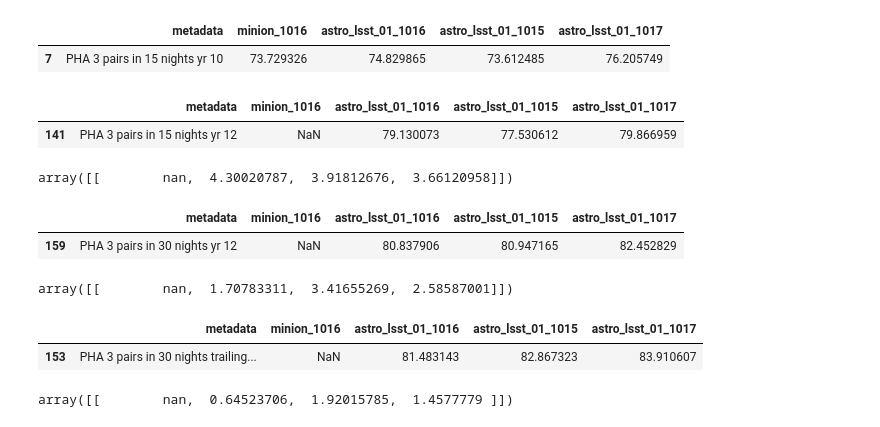
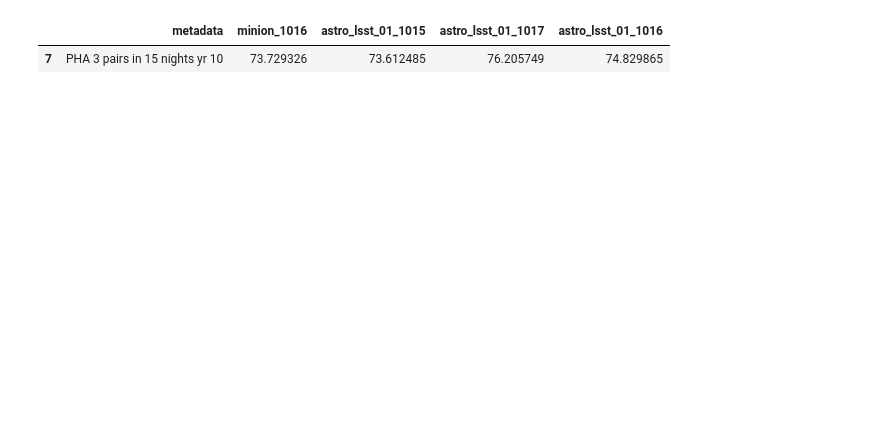
Before and after one commit to rhiannonlynne/notebooks, a Jupyter notebook: PHA completeness comparison.ipynb, the cells around one changed output. Cells and saved outputs as stored; diff of their text form; code cells hidden in the pictures; blank space fills up the shorter version.

Commit message:
Updated completeness

```diff
--- a/PHA completeness comparison.ipynb
+++ b/PHA completeness comparison.ipynb
@@ -19,12 +19,17 @@ metricName = 'CumulativeCompleteness'
+# %%
+pha_old = {}
+neo_old = {}
+for r in oldruns:
+    pha_old[r] = ResultsDb(os.path.join('.', r, 'pha'))
+    neo_old[r] = ResultsDb(os.path.join('.', r, 'neo'))
 # %%
-summary = []
-for r in runlist:
-    mId = runs[r].getMetricId(metricName, metricMetadata=None)
-    s = runs[r].getSummaryStats(mId, summaryName=None)
-    summary.append(pd.DataFrame(zip(s['metricMetadata'], s['summaryValue']*100.0), columns=['metadata', r]))
-
-summary_newsky = []
-for r in runlist:
-    mId = runs_newsky[r].getMetricId(metricName, metricMetadata=None)
-    s = runs_newsky[r].getSummaryStats(mId, summaryName=None)
-    summary_newsky.append(pd.DataFrame(zip(s['metricMetadata'], s['summaryValue']*100.0), columns=['metadata', r]))
+def make_dataframe(runs, metricName='CumulativeCompleteness'):
+    summary = []
+    for r in runs:
+        mId = runs[r].getMetricId(metricName)
+        s = runs[r].getSummaryStats(mId, summaryName=None)
+        summary.append(pd.DataFrame(zip(s['metricMetadata'], s['summaryValue']*100.0), columns=['metadata', r]))
+    df = summary[0]
+    for i in range(1, len(summary)):
+        df = pd.merge(df, summary[i], how='outer', on='metadata')
+    return df
@@ -38,0 +36,8 @@ for i in range(1, len(summary_newsky)):
+# %%
+pha_new_df = make_dataframe(pha_new)
+pha_old_df = make_dataframe(pha_old)
+neo_new_df = make_dataframe(neo_new)
+neo_old_df = make_dataframe(neo_old)
+# %%
+def show_match(metadata, df):
+    display(df[df.metadata.str.contains(metadata)])
@@ -39,42 +53,7 @@ for i in range(1, len(summary_newsky)):
 # %%
-match = '3 pairs in 15 nights yr 10'
-#display(df[df.metadata.str.contains(match)])
-display(df_newsky[df_newsky.metadata.str.contains(match)])
+df = pha_new_df
+match1 = '3 pairs in 15 nights yr 10'
+show_match(match1, df)
 # %% [output]
-|  | metadata | minion_1016 | astro_lsst_01_1016 | astro_lsst_01_1015 | astro_lsst_01_1017 |
-| 7 | PHA 3 pairs in 15 nights yr 10 | 73.729326 | 74.829865 | 73.612485 | 76.205749 |
+|  | metadata | minion_1016 | astro_lsst_01_1015 | astro_lsst_01_1017 | astro_lsst_01_1016 |
+| 7 | PHA 3 pairs in 15 nights yr 10 | 73.729326 | 73.612485 | 76.205749 | 74.829865 |
-# %%
-cols = ['minion_1016', 'astro_lsst_01_1016', 'astro_lsst_01_1015', 'astro_lsst_01_1017']
-matchprev = '3 pairs in 15 nights yr 10'
-
-match = '3 pairs in 15 nights yr 12'
-#display(df[df.metadata.str.contains(match)])
-display(df_newsky[df_newsky.metadata.str.contains(match)])
-display(df_newsky[df_newsky.metadata.str.contains(match)][cols].as_matrix() -
-        df_newsky[df_newsky.metadata.str.contains(matchprev)][cols].as_matrix())
-# %% [output]
-|  | metadata | minion_1016 | astro_lsst_01_1016 | astro_lsst_01_1015 | astro_lsst_01_1017 |
-| 141 | PHA 3 pairs in 15 nights yr 12 | NaN | 79.130073 | 77.530612 | 79.866959 |
-array([[        nan,  4.30020787,  3.91812676,  3.66120958]])
-# %%
-matchprev = match
-match = '3 pairs in 30 nights yr 12'
-#display(df[df.metadata.str.contains(match)])
-display(df_newsky[df_newsky.metadata.str.contains(match)])
-display(df_newsky[df_newsky.metadata.str.contains(match)][cols].as_matrix() -
-        df_newsky[df_newsky.metadata.str.contains(matchprev)][cols].as_matrix())
-# %% [output]
-|  | metadata | minion_1016 | astro_lsst_01_1016 | astro_lsst_01_1015 | astro_lsst_01_1017 |
-| 159 | PHA 3 pairs in 30 nights yr 12 | NaN | 80.837906 | 80.947165 | 82.452829 |
-array([[        nan,  1.70783311,  3.41655269,  2.58587001]])
-# %%
-matchprev = match
-match = '3 pairs in 30 nights trailing loss yr 12'
-#display(df[df.metadata.str.contains(match)])
-display(df_newsky[df_newsky.metadata.str.contains(match)])
-display(df_newsky[df_newsky.metadata.str.contains(match)][cols].as_matrix() -
-        df_newsky[df_newsky.metadata.str.contains(matchprev)][cols].as_matrix())
-# %% [output]
-|  | metadata | minion_1016 | astro_lsst_01_1016 | astro_lsst_01_1015 | astro_lsst_01_1017 |
-| 153 | PHA 3 pairs in 30 nights trailing... | NaN | 81.483143 | 82.867323 | 83.910607 |
-array([[        nan,  0.64523706,  1.92015785,  1.4577779 ]])
```
Also changed, not shown: parts of 16 cells of this notebook.
